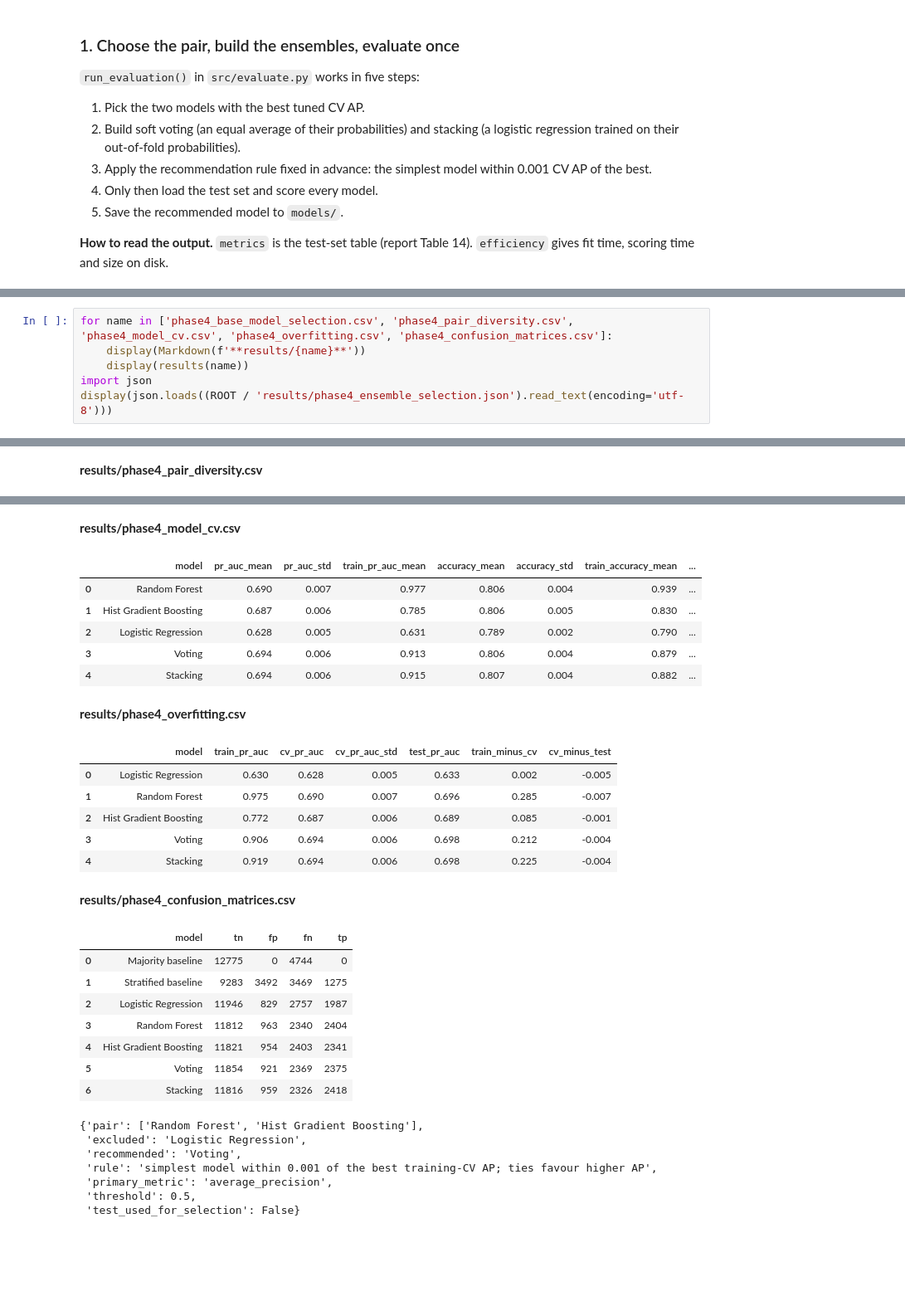
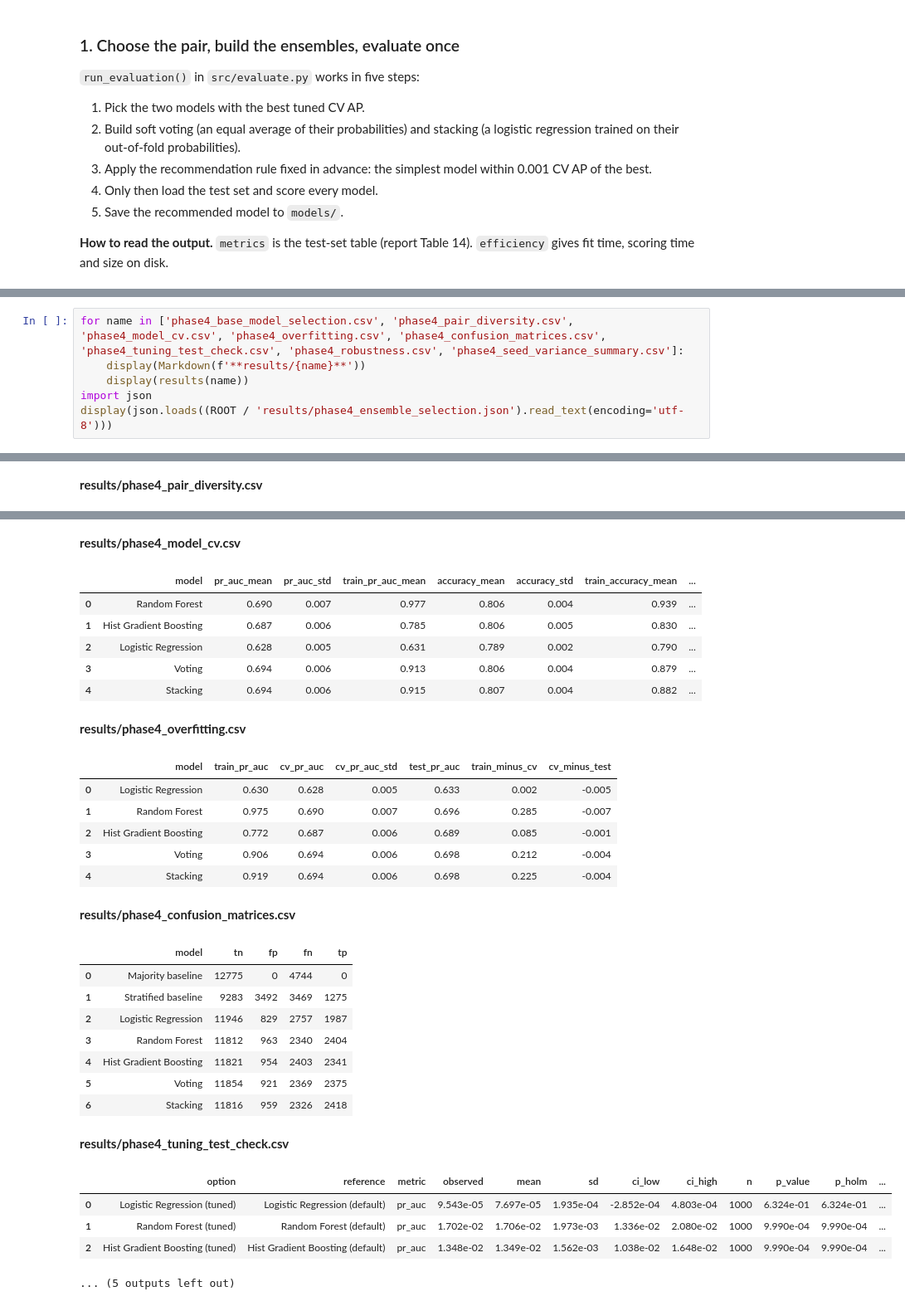
Before and after one commit to WaiK3412/hotel-cancellation-ml, a Jupyter notebook: notebooks/04_ensemble_evaluation.ipynb, the cells around one changed output, grey strips where cells are left out. Shown at 83% size. Cells and saved outputs as stored; diff of their text form; blank space fills up the shorter version.

Commit message:
Check the differences are not luck: repeated folds, input noise, random seeds and the tuning gain

```diff
--- a/notebooks/04_ensemble_evaluation.ipynb
+++ b/notebooks/04_ensemble_evaluation.ipynb
@@ -84,5 +90,5 @@ These tables explain the choice and test it:
 # %%
-for name in ['phase4_base_model_selection.csv', 'phase4_pair_diversity.csv', 'phase4_model_cv.csv', 'phase4_overfitting.csv', 'phase4_confusion_matrices.csv']:
+for name in ['phase4_base_model_selection.csv', 'phase4_pair_diversity.csv', 'phase4_model_cv.csv', 'phase4_overfitting.csv', 'phase4_confusion_matrices.csv', 'phase4_tuning_test_check.csv', 'phase4_robustness.csv', 'phase4_seed_variance_summary.csv']:
     display(Markdown(f'**results/{name}**'))
     display(results(name))
 import json
@@ -94,40 +100,39 @@ display(json.loads((ROOT / 'results/phase4_ensemble_selection.json').read_text(e
 | 1 | Hist Gradient Boosting | 0.687 | 0.006 | True |
 | 2 | Logistic Regression | 0.628 | 0.005 | False |
 **results/phase4_pair_diversity.csv**
 |  | first | second | probability_correlation | error_correlation | disagreement | both_wrong | selected_pair |
 | 0 | Logistic Regression | Random Forest | 0.824 | 0.746 | 0.082 | 0.162 | False |
 | 1 | Logistic Regression | Hist Gradient Boosting | 0.868 | 0.796 | 0.066 | 0.170 | False |
 | 2 | Random Forest | Hist Gradient Boosting | 0.958 | 0.873 | 0.040 | 0.174 | True |
 **results/phase4_model_cv.csv**
 |  | model | pr_auc_mean | pr_auc_std | train_pr_auc_mean | accuracy_mean | accuracy_std | train_accuracy_mean | ... |
 | 0 | Random Forest | 0.690 | 0.007 | 0.977 | 0.806 | 0.004 | 0.939 | ... |
 | 1 | Hist Gradient Boosting | 0.687 | 0.006 | 0.785 | 0.806 | 0.005 | 0.830 | ... |
 | 2 | Logistic Regression | 0.628 | 0.005 | 0.631 | 0.789 | 0.002 | 0.790 | ... |
 | 3 | Voting | 0.694 | 0.006 | 0.913 | 0.806 | 0.004 | 0.879 | ... |
 | 4 | Stacking | 0.694 | 0.006 | 0.915 | 0.807 | 0.004 | 0.882 | ... |
 **results/phase4_overfitting.csv**
 |  | model | train_pr_auc | cv_pr_auc | cv_pr_auc_std | test_pr_auc | train_minus_cv | cv_minus_test |
 | 0 | Logistic Regression | 0.630 | 0.628 | 0.005 | 0.633 | 0.002 | -0.005 |
 | 1 | Random Forest | 0.975 | 0.690 | 0.007 | 0.696 | 0.285 | -0.007 |
 | 2 | Hist Gradient Boosting | 0.772 | 0.687 | 0.006 | 0.689 | 0.085 | -0.001 |
 | 3 | Voting | 0.906 | 0.694 | 0.006 | 0.698 | 0.212 | -0.004 |
 | 4 | Stacking | 0.919 | 0.694 | 0.006 | 0.698 | 0.225 | -0.004 |
 **results/phase4_confusion_matrices.csv**
 |  | model | tn | fp | fn | tp |
 | 0 | Majority baseline | 12775 | 0 | 4744 | 0 |
 | 1 | Stratified baseline | 9283 | 3492 | 3469 | 1275 |
 | 2 | Logistic Regression | 11946 | 829 | 2757 | 1987 |
 | 3 | Random Forest | 11812 | 963 | 2340 | 2404 |
 | 4 | Hist Gradient Boosting | 11821 | 954 | 2403 | 2341 |
 | 5 | Voting | 11854 | 921 | 2369 | 2375 |
 | 6 | Stacking | 11816 | 959 | 2326 | 2418 |
+**results/phase4_tuning_test_check.csv**
+|  | option | reference | metric | observed | mean | sd | ci_low | ci_high | n | p_value | p_holm | ... |
+| 0 | Logistic Regression (tuned) | Logistic Regression (default) | pr_auc | 9.543e-05 | 7.697e-05 | 1.935e-04 | -2.852e-04 | 4.803e-04 | 1000 | 6.324e-01 | 6.324e-01 | ... |
+| 1 | Random Forest (tuned) | Random Forest (default) | pr_auc | 1.702e-02 | 1.706e-02 | 1.973e-03 | 1.336e-02 | 2.080e-02 | 1000 | 9.990e-04 | 9.990e-04 | ... |
+| 2 | Hist Gradient Boosting (tuned) | Hist Gradient Boosting (default) | pr_auc | 1.348e-02 | 1.349e-02 | 1.562e-03 | 1.038e-02 | 1.648e-02 | 1000 | 9.990e-04 | 9.990e-04 | ... |
-{'pair': ['Random Forest', 'Hist Gradient Boosting'],
- 'excluded': 'Logistic Regression',
- 'recommended': 'Voting',
- 'rule': 'simplest model within 0.001 of the best training-CV AP; ties favour higher AP',
- 'primary_metric': 'average_precision',
- 'threshold': 0.5,
- 'test_used_for_selection': False}
+... (5 outputs left out)
 # %% [markdown]
 ### 3. Where the model fails, and for whom
 - errors by lead time, hotel, market segment and customer type
```
Also changed, not shown: parts of 3 cells of this notebook, 3 other files.
